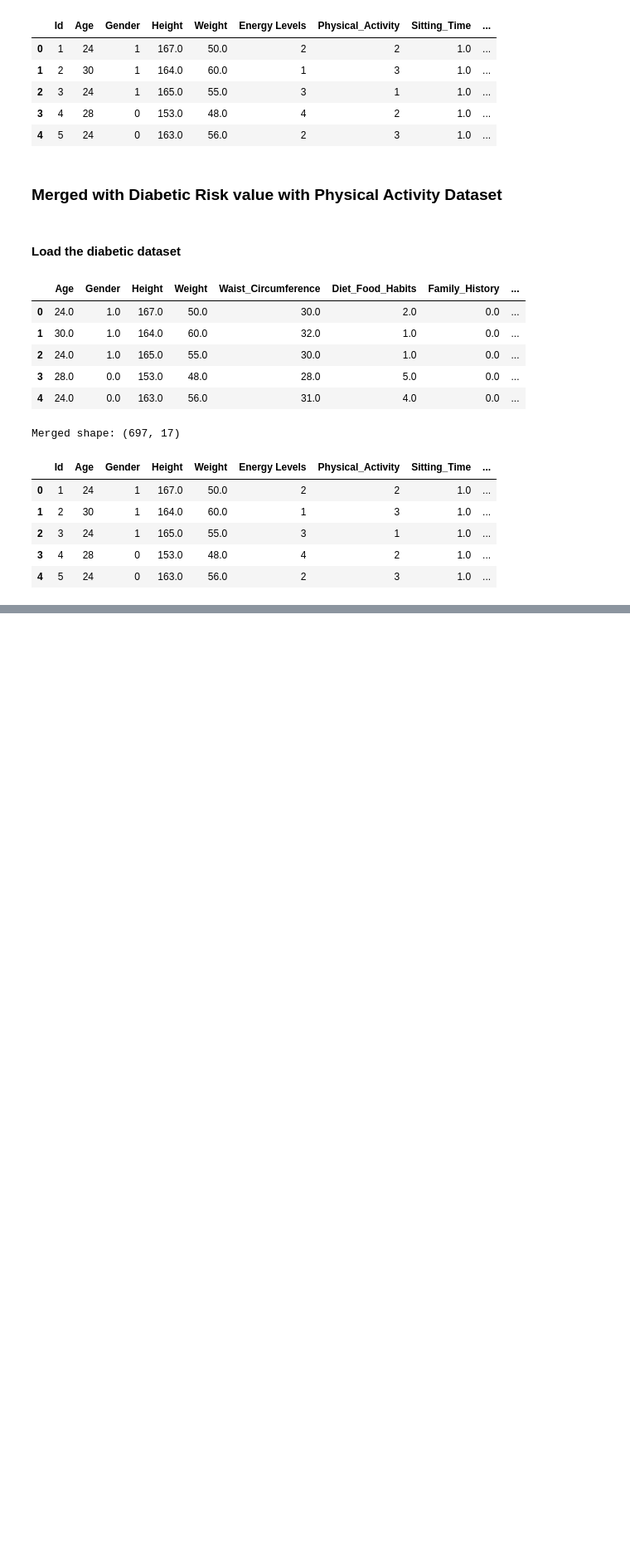
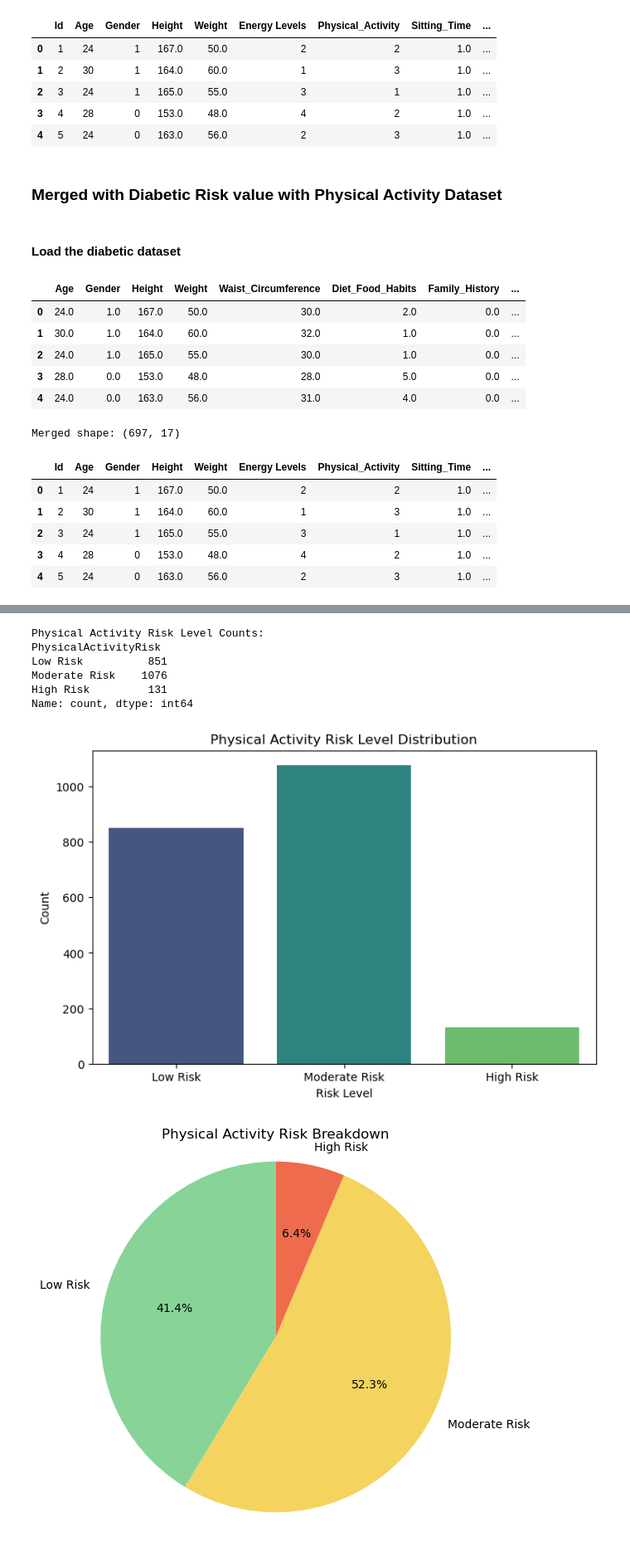
Before and after one commit to IsHaNinfo/FYP_Diabetic_Prediction_Recomandations, a Jupyter notebook: notebook/NoteBooks/PhysicalActivity_Risk_Predictions_&_Recommandations/EDA_PhysicalActivity_Risk_Prediction.ipynb, the cells around one changed output, grey strips where cells are left out. Shown at 83% size. Drawn from its saved outputs; the diff is of its cells as text; code cells hidden in the pictures; blank space fills up the shorter version.

Commit message:
add EDA physical activity

```diff
--- a/notebook/NoteBooks/PhysicalActivity_Risk_Predictions_&_Recommandations/EDA_PhysicalActivity_Risk_Prediction.ipynb
+++ b/notebook/NoteBooks/PhysicalActivity_Risk_Predictions_&_Recommandations/EDA_PhysicalActivity_Risk_Prediction.ipynb
@@ -216,0 +358,44 @@ merged_df.head()
+# %%
+
+
+# Define a function to classify the risk level
+def classify_risk(score):
+    if score >= 70:
+        return 'High Risk'
+    elif score >= 40:
+        return 'Moderate Risk'
+    else:
+        return 'Low Risk'
+
+# Apply classification temporarily and get value counts
+risk_levels = physicalActivity_augmented_df['PhysicalActivityRisk'].apply(classify_risk)
+risk_counts = risk_levels.value_counts().reindex(['Low Risk', 'Moderate Risk', 'High Risk'], fill_value=0)
+
+# Print the counts
+print("Physical Activity Risk Level Counts:")
+print(risk_counts)
+
+# Bar Chart
+plt.figure(figsize=(8, 5))
+sns.barplot(x=risk_counts.index, y=risk_counts.values, palette='viridis')
+plt.title('Physical Activity Risk Level Distribution')
+plt.xlabel('Risk Level')
+plt.ylabel('Count')
+plt.show()
+
+# Pie Chart
+plt.figure(figsize=(6, 6))
+plt.pie(risk_counts.values, labels=risk_counts.index, autopct='%1.1f%%',
+        startangle=90, colors=['#88d498', '#f4d35e', '#ee6c4d'])
+plt.title('Physical Activity Risk Breakdown')
+plt.axis('equal')
+plt.show()
+# %% [output]
+Physical Activity Risk Level Counts:
+PhysicalActivityRisk
+Low Risk          851
+Moderate Risk    1076
+High Risk         131
+Name: count, dtype: int64
+[figure, added]
+[figure, added]
```
Also changed, not shown: parts of 5 cells of this notebook, 2 other files.
